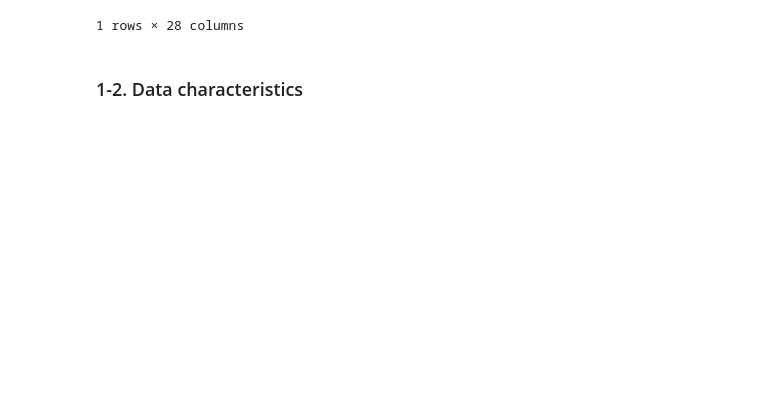
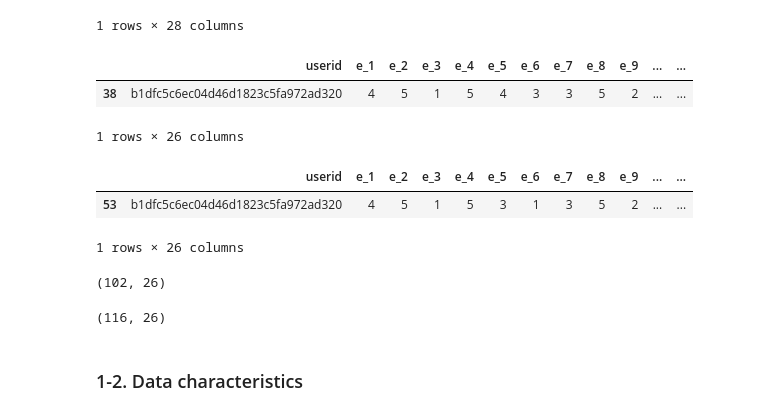
Before and after one commit to advapplab/LBLS160, a Jupyter notebook: data_characteristics.ipynb, the cells around one changed output. Drawn from its saved outputs; the diff is of its cells as text; code cells hidden in the pictures; blank space fills up the shorter version.

```diff
--- a/data_characteristics.ipynb
+++ b/data_characteristics.ipynb
@@ -20,0 +35,2 @@ engagement_
+# %%
+engagement_pre_pd = pd.read_csv('output/engagement_pre.csv')
@@ -45,3 +63,23 @@ viscode_pd[viscode_pd['userid']==uid]
 |  | userid | code_length | code_copy | code_execution | code_paste | code_speed | notebook_open | tree_open | ... |
 | 59 | b1dfc5c6ec04d46d1823c5fa972ad320 | 99 | 31 | 61 | 19 | 229 | 1 | 1 | ... |
 1 rows × 28 columns
+# %%
+engagement_pre_pd[engagement_pre_pd['userid']==uid]
+# %% [output]
+|  | userid | e_1 | e_2 | e_3 | e_4 | e_5 | e_6 | e_7 | e_8 | e_9 | ... | ... |
+| 38 | b1dfc5c6ec04d46d1823c5fa972ad320 | 4 | 5 | 1 | 5 | 4 | 3 | 3 | 5 | 2 | ... | ... |
+1 rows × 26 columns
+# %%
+engagement_post_pd[engagement_post_pd['userid']==uid]
+# %% [output]
+|  | userid | e_1 | e_2 | e_3 | e_4 | e_5 | e_6 | e_7 | e_8 | e_9 | ... | ... |
+| 53 | b1dfc5c6ec04d46d1823c5fa972ad320 | 4 | 5 | 1 | 5 | 3 | 1 | 3 | 5 | 2 | ... | ... |
+1 rows × 26 columns
+# %%
+engagement_post_pd.shape
+# %% [output]
+(102, 26)
+# %%
+engagement_pre_pd.shape
+# %% [output]
+(116, 26)
```
Also changed, not shown: parts of 28 cells of this notebook, 9 other files.
